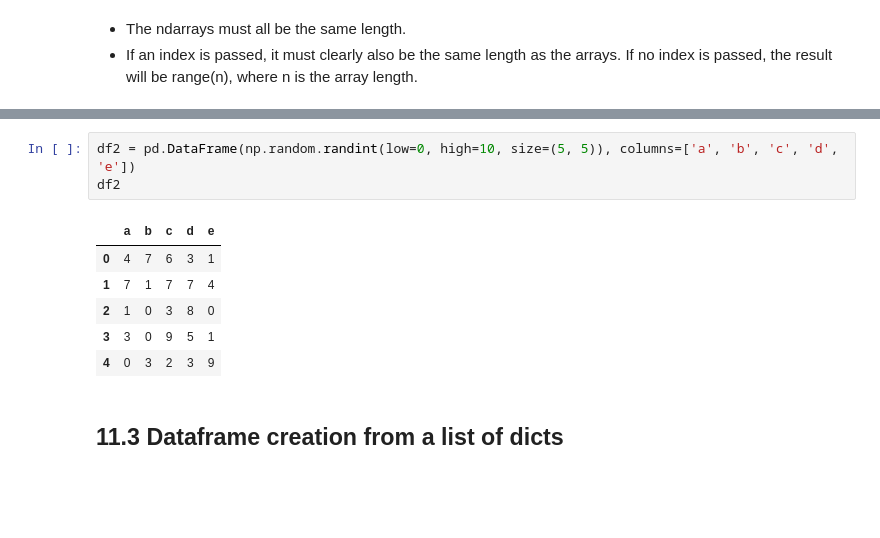
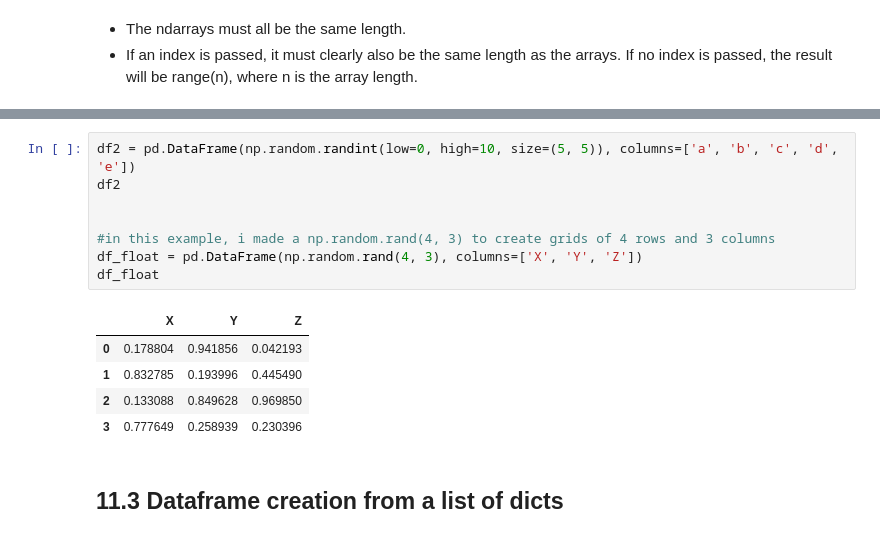
Before and after one commit to Marky115/Week1-Introduction_to_Python, a Jupyter notebook: Introduction_to_Python.ipynb, the cells around one changed output, grey strips where cells are left out. Drawn from its saved outputs; the diff is of its cells as text; blank space fills up the shorter version.

```diff
--- a/Introduction_to_Python.ipynb
+++ b/Introduction_to_Python.ipynb
@@ -1175,12 +1230,16 @@ pd.DataFrame(d)
 # %%
 df2 = pd.DataFrame(np.random.randint(low=0, high=10, size=(5, 5)), columns=['a', 'b', 'c', 'd', 'e'])
 df2
+
+
+#in this example, i made a np.random.rand(4, 3) to create grids of 4 rows and 3 columns
+df_float = pd.DataFrame(np.random.rand(4, 3), columns=['X', 'Y', 'Z'])
+df_float
 # %% [output]
-|  | a | b | c | d | e |
-| 0 | 4 | 7 | 6 | 3 | 1 |
-| 1 | 7 | 1 | 7 | 7 | 4 |
-| 2 | 1 | 0 | 3 | 8 | 0 |
-| 3 | 3 | 0 | 9 | 5 | 1 |
-| 4 | 0 | 3 | 2 | 3 | 9 |
+|  | X | Y | Z |
+| 0 | 0.178804 | 0.941856 | 0.042193 |
+| 1 | 0.832785 | 0.193996 | 0.445490 |
+| 2 | 0.133088 | 0.849628 | 0.969850 |
+| 3 | 0.777649 | 0.258939 | 0.230396 |
 # %% [markdown]
 ## 11.3 Dataframe creation from a list of dicts
```
Also changed, not shown: parts of 17 cells of this notebook.
